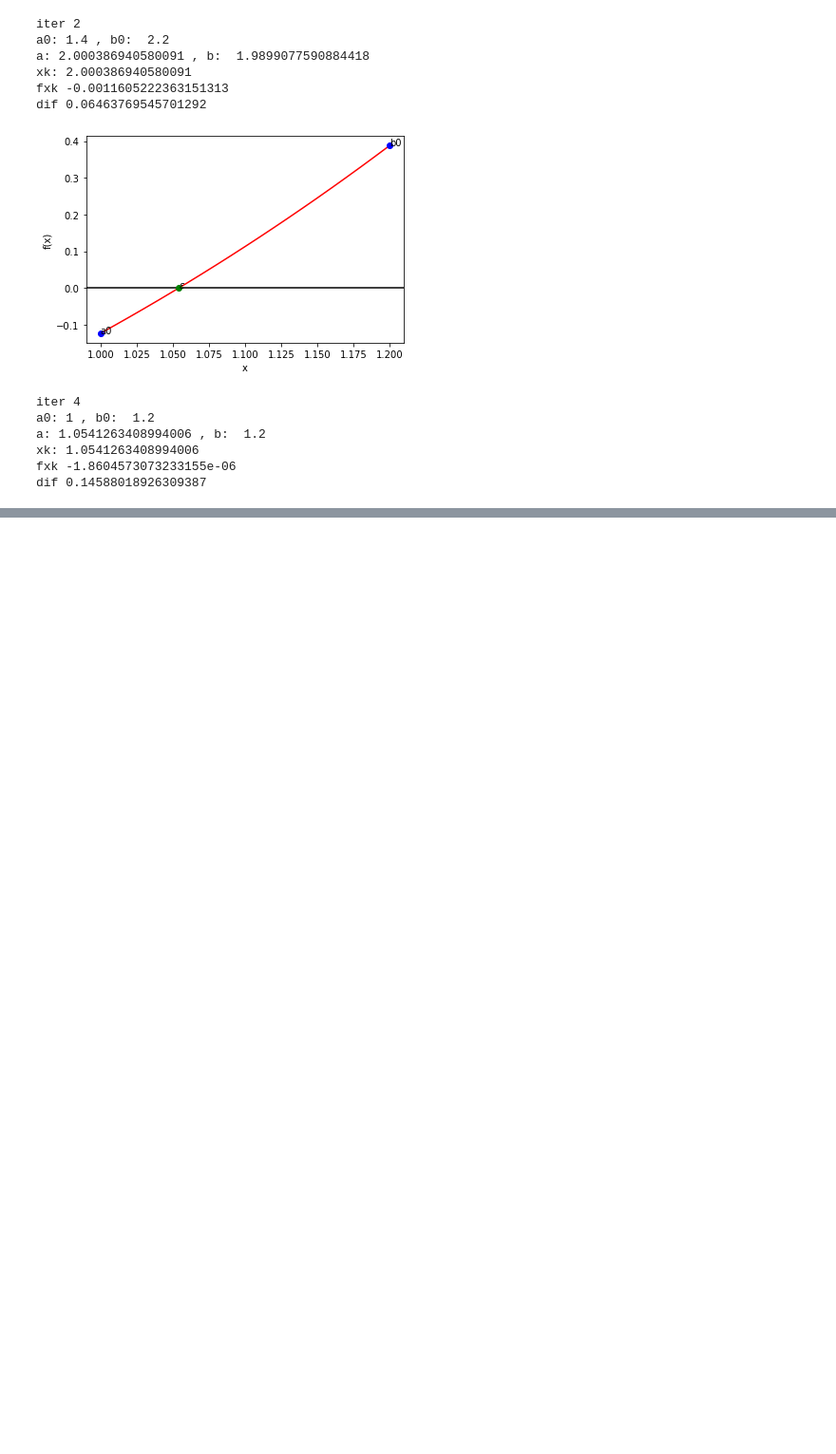
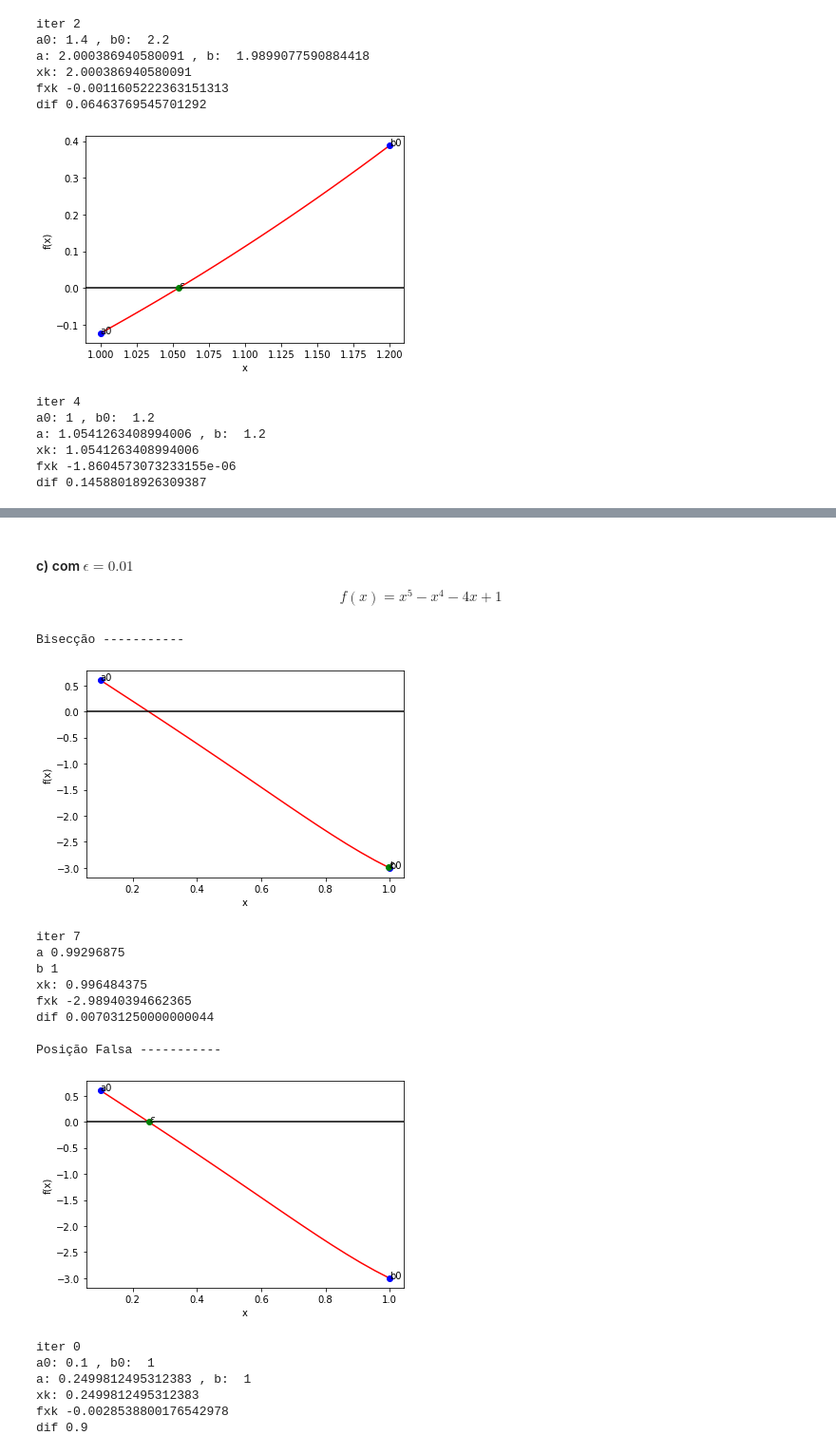
Before and after one commit to HenrickyL/computational-mathematics, a Jupyter notebook: Cap 2/Trabalho01/trabalho.ipynb, the cells around one changed output, grey strips where cells are left out. Shown at 95% size. Drawn from its saved outputs; the diff is of its cells as text; code cells hidden in the pictures; blank space fills up the shorter version.

```diff
--- a/Cap 2/Trabalho01/trabalho.ipynb
+++ b/Cap 2/Trabalho01/trabalho.ipynb
@@ -573,0 +658,26 @@ array([[ 2., -1.,  1.],
+# %% [markdown]
+#### c) com $\epsilon = 0.01$
+$$f(x) = x^5 - x^4 - 4x + 1$$
+# %%
+f = lambda x: x**5-x**4-4*x +1
+E = 0.01
+CallBiseccao(a,b,f,E)
+CallfalsePosition(a,b,f,E)
+# %% [output]
+Bisecção -----------
+[figure, added]
+iter 7
+a 0.99296875
+b 1
+xk: 0.996484375
+fxk -2.98940394662365
+dif 0.007031250000000044
+
+Posição Falsa -----------
+[figure, added]
+iter 0
+a0: 0.1 , b0:  1
+a: 0.2499812495312383 , b:  1
+xk: 0.2499812495312383
+fxk -0.0028538800176542978
+dif 0.9
```
Also changed, not shown: parts of 10 cells of this notebook, 1 other file.
